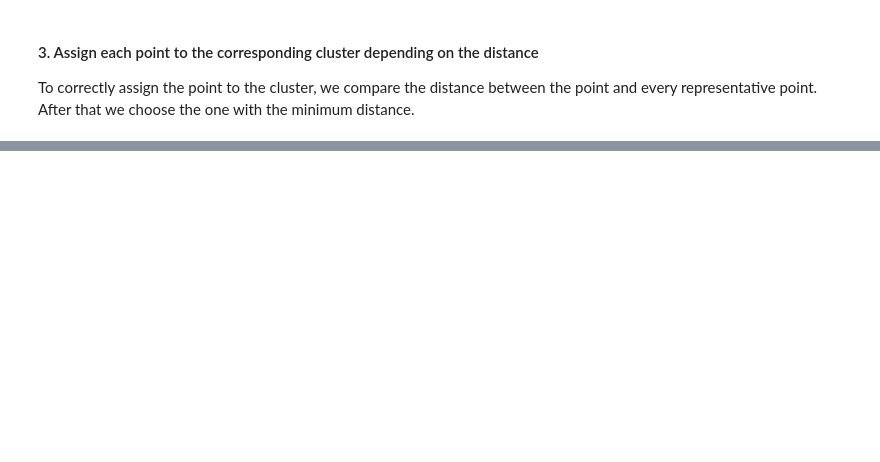
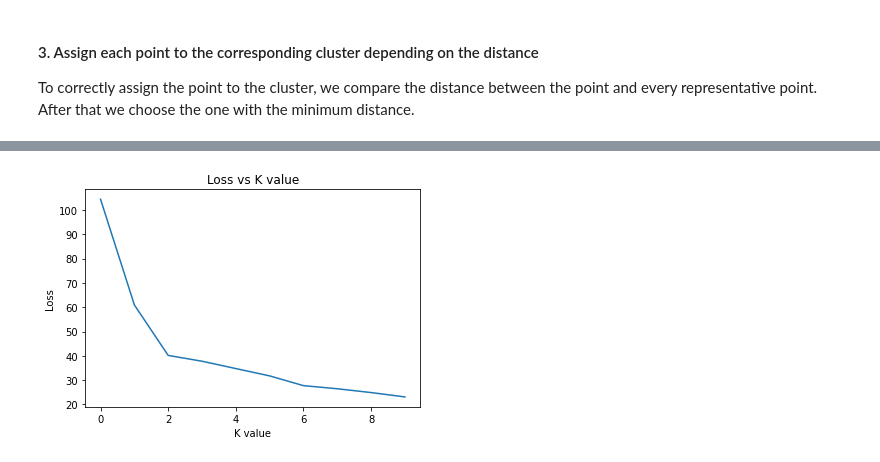
Before and after one commit to techx-cv/Machine_Learning_Tutorial_Clustering, a Jupyter notebook: NoteBook/Clustering.ipynb, the cells around one changed output, grey strips where cells are left out. Saved outputs shown, nothing was run; the diff lists cells and outputs as text; code cells hidden in the pictures; blank space fills up the shorter version.

```diff
--- a/NoteBook/Clustering.ipynb
+++ b/NoteBook/Clustering.ipynb
@@ -260,0 +495,22 @@ $|C_i|$ means the number of points in the cluster $C_i$.
+# %%
+def elbow(dataset, epoch, maxK):
+    '''
+        Try different K values and plot the performance
+    for each value
+
+    Argument:
+        dataset: np.ndarray, numpy array with shape (the number of points, the number of features for each point)
+        epoch: int, the maximum number to repeat the calculation for each K choice
+        maxK: int, the maximum K it would reach
+    '''
+    # Run K-Means algorithm and record the loss for every K until reaching the maximum value
+    loss=[KMeans(dataset, K=k, epoch=epoch, plot=False, reportLoss=False)["loss"] for k in range(1, maxK+1)]
+    plt.plot(loss)
+    plt.title("Loss vs K value")
+    plt.xlabel("K value")
+    plt.ylabel("Loss")
+    plt.show()
+
+elbow(dataset, epoch=5, maxK=10)
+# %% [output]
+[figure, added]
```
Also changed, not shown: parts of 23 cells of this notebook, 1 other file.
